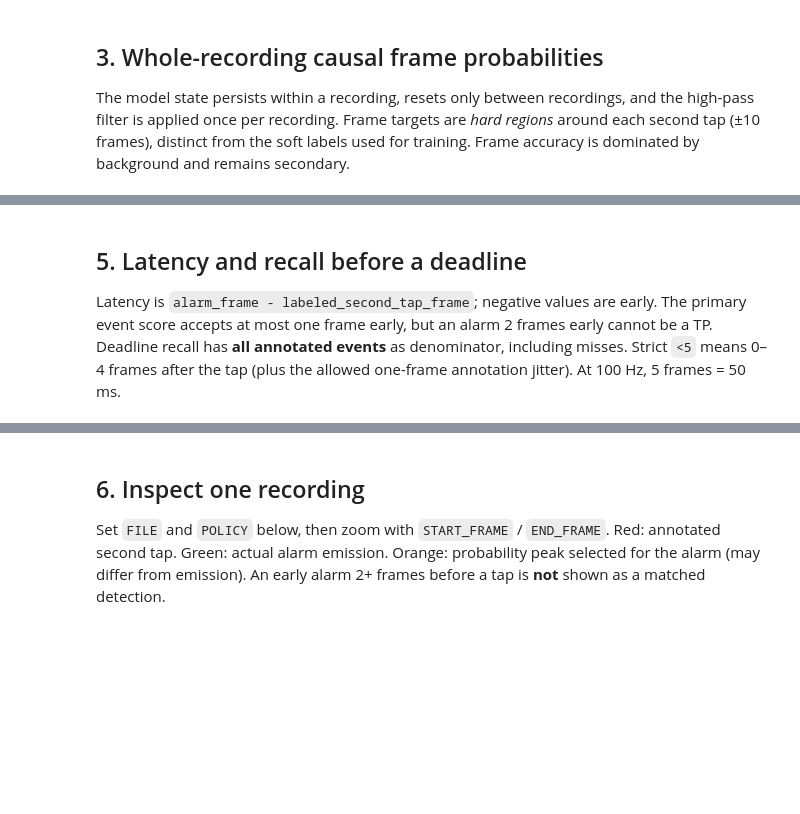
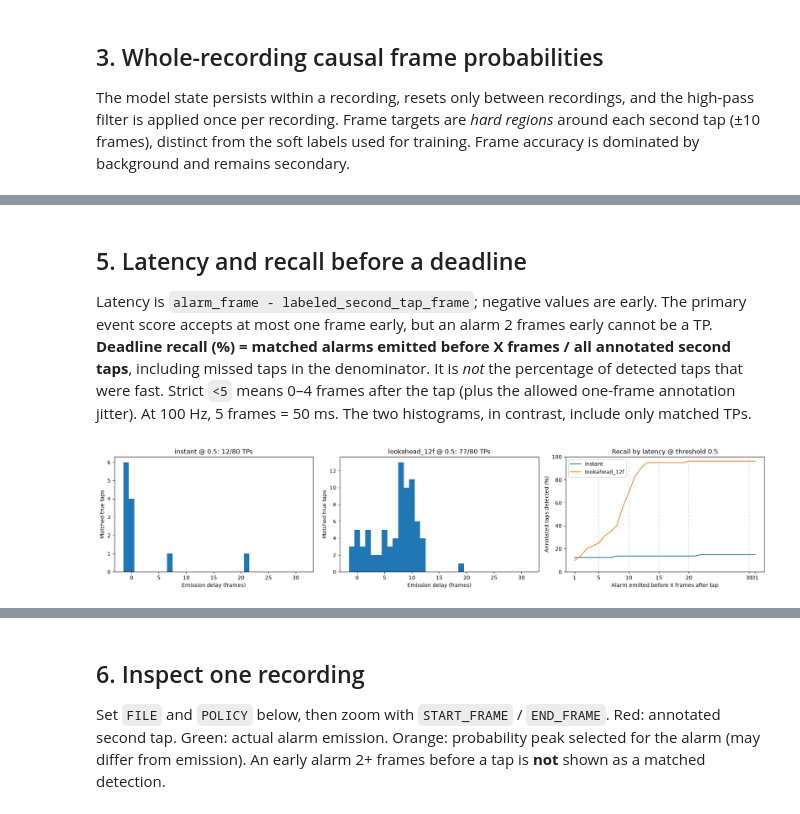
Before and after one commit to APROHACK124/TapRecognition, a Jupyter notebook: main_notebooks/baseline_evaluation.ipynb, the cells around one changed output, grey strips where cells are left out. Saved outputs shown, nothing was run; the diff lists cells and outputs as text; code cells hidden in the pictures; blank space fills up the shorter version.

```diff
--- a/main_notebooks/baseline_evaluation.ipynb
+++ b/main_notebooks/baseline_evaluation.ipynb
@@ -330,31 +550,55 @@ event_per_class  # Per-class detection performance, including wrong-side alarms
 # %% [markdown]
 ## 5. Latency and recall before a deadline
-Latency is `alarm_frame - labeled_second_tap_frame`; negative values are early. The primary event score accepts at most one frame early, but an alarm 2 frames early cannot be a TP. Deadline recall has **all annotated events** as denominator, including misses. Strict `<5` means 0–4 frames after the tap (plus the allowed one-frame annotation jitter). At 100 Hz, 5 frames = 50 ms.
+Latency is `alarm_frame - labeled_second_tap_frame`; negative values are early. The primary event score accepts at most one frame early, but an alarm 2 frames early cannot be a TP. **Deadline recall (%) = matched alarms emitted before X frames / all annotated second taps**, including missed taps in the denominator. It is *not* the percentage of detected taps that were fast. Strict `<5` means 0–4 frames after the tap (plus the allowed one-frame annotation jitter). At 100 Hz, 5 frames = 50 ms. The two histograms, in contrast, include only matched TPs.
 # %%
 DEADLINES = (5, 10, 15, 20, 30)
 latency_rows = []
 for (policy, threshold), group in truth_events.groupby(['policy', 'threshold']):
     matched = group[group.detected]
     lat = matched.latency_frames.to_numpy()
     row = dict(policy=policy, threshold=threshold, annotated=len(group), matched=len(matched),
                mean_frames=np.mean(lat) if len(lat) else np.nan,
                median_frames=np.median(lat) if len(lat) else np.nan,
                p90_frames=np.percentile(lat, 90) if len(lat) else np.nan,
                mean_ms=np.mean(lat / matched.fs.to_numpy() * 1000) if len(lat) else np.nan,
                early_1_frame=int((lat == -1).sum()))
     for deadline in DEADLINES:
         row[f'recall_lt_{deadline}f'] = divide(int((lat < deadline).sum()), len(group))
     latency_rows.append(row)
 latency_summary = pd.DataFrame(latency_rows)
-at_default = truth_events[(truth_events.policy == 'instant') &
-                          (truth_events.threshold == cfg.training.prediction_threshold)]
-fig, axes = plt.subplots(1, 2, figsize=(12, 4))
-axes[0].hist(at_default.loc[at_default.detected, 'latency_frames'], bins=np.arange(-2, 33, 2))
-axes[0].set(xlabel='Alarm latency (frames)', ylabel='Matched events', title='Instant policy @ threshold 0.5')
-for policy, group in latency_summary.groupby('policy'):
-    axes[1].plot(group.threshold, group['recall_lt_5f'], 'o-', label=f'{policy}: <5 frames')
-    axes[1].plot(group.threshold, group['recall_lt_10f'], '--', label=f'{policy}: <10 frames')
-axes[1].set(xlabel='Threshold', ylabel='Fraction of all annotated taps', ylim=(0, 1))
-axes[1].legend(fontsize=8)
+# Every latency budget for every threshold/policy, with all missed taps in the denominator.
+deadline_rows = []
+for (policy, threshold), group in truth_events.groupby(['policy', 'threshold']):
+    for budget in range(1, MAX_LATE_FRAMES + 2):
+        found = int((group.detected & (group.latency_frames < budget)).sum())
+        deadline_rows.append(dict(policy=policy, threshold=threshold, budget_frames=budget,
+                                  found=found, annotated=len(group),
+                                  percentage=100 * divide(found, len(group))))
+deadline_curve = pd.DataFrame(deadline_rows)
+for row in latency_summary.itertuples():
+    for deadline in DEADLINES:
+        curve_row = deadline_curve[(deadline_curve.policy == row.policy) &
+                                   (deadline_curve.threshold == row.threshold) &
+                                   (deadline_curve.budget_frames == deadline)]
+        assert np.isclose(curve_row.percentage.iloc[0] / 100, getattr(row, f'recall_lt_{deadline}f'))
+fig, axes = plt.subplots(1, 3, figsize=(18, 4))
+for ax, policy in zip(axes[:2], POLICIES):
+    group = truth_events[(truth_events.policy == policy) &
+                         (truth_events.threshold == cfg.training.prediction_threshold)]
+    matched_latency = group.loc[group.detected, 'latency_frames']
+    ax.hist(matched_latency, bins=np.arange(-1.5, MAX_LATE_FRAMES + 2.5, 1), color='tab:blue')
+    ax.set(xlabel='Emission delay (frames)', ylabel='Matched true taps',
+           title=f'{policy} @ {cfg.training.prediction_threshold}: {len(matched_latency)}/{len(group)} TPs')
+for policy, group in deadline_curve[deadline_curve.threshold == cfg.training.prediction_threshold].groupby('policy'):
+    axes[2].plot(group.budget_frames, group.percentage, label=policy)
+for deadline in DEADLINES:
+    axes[2].axvline(deadline, color='gray', linestyle=':', alpha=.4)
+axes[2].set(xlabel='Alarm emitted before X frames after tap',
+            ylabel='Annotated taps detected (%)', ylim=(0, 100),
+            xticks=[1, *DEADLINES, MAX_LATE_FRAMES + 1],
+            title=f'Recall by latency @ threshold {cfg.training.prediction_threshold}')
+axes[2].legend()
 plt.tight_layout()
 plt.show()
+# %% [output]
+[figure, added]
```
Also changed, not shown: parts of 57 cells of this notebook, 10 other files.
